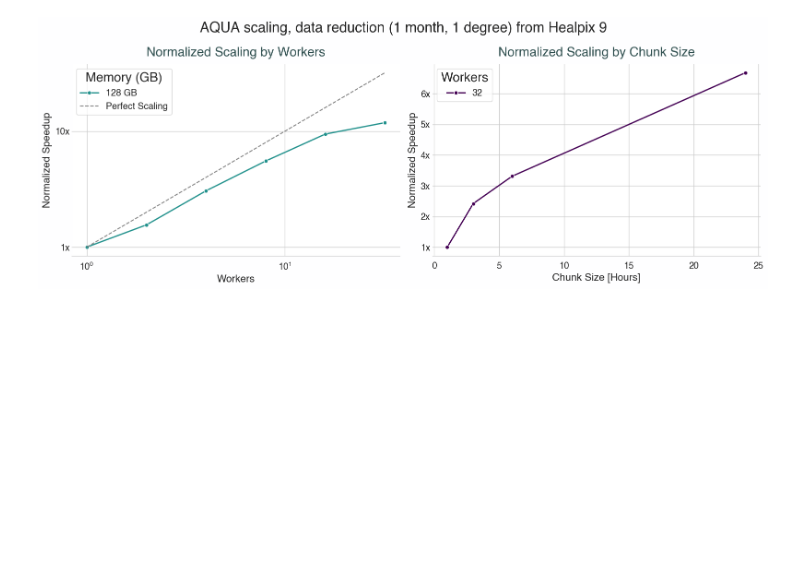
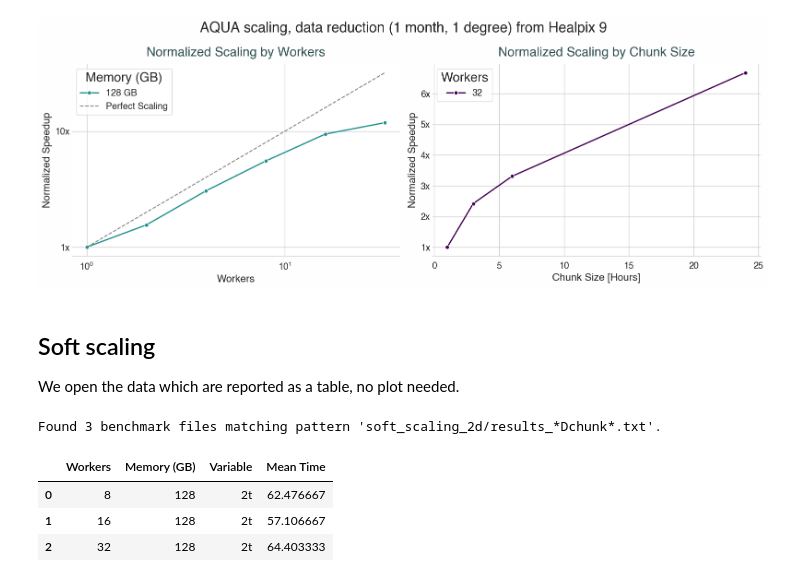
Before and after one commit to koldunovn/high_res_data_access, a Jupyter notebook: aqua-scripts/simple_reader/plots.ipynb, the cells around one changed output. Cells and saved outputs as stored; diff of their text form; code cells hidden in the pictures; blank space fills up the shorter version.

```diff
--- a/aqua-scripts/simple_reader/plots.ipynb
+++ b/aqua-scripts/simple_reader/plots.ipynb
@@ -166,3 +159,23 @@ plot_normalized_scaling_and_chunking(results, results_chunk, which_time='Compute
                                      title='AQUA scaling, data reduction (1 month, 1 degree) from Healpix 9')
 # %% [output]
 [figure]
+# %% [markdown]
+## Soft scaling
+
+We open the data which are reported as a table, no plot needed.
+# %%
+results_soft = load_all_benchmarks('soft_scaling_2d/results_*Dchunk*.txt')
+soft_scaling_avg =(
+        results_soft.groupby(['Workers', 'Memory (GB)', 'Variable'])['Total Time (s)']
+        .mean()
+        .reset_index(name='Mean Time')
+    )
+# %% [output]
+Found 3 benchmark files matching pattern 'soft_scaling_2d/results_*Dchunk*.txt'.
+# %%
+soft_scaling_avg
+# %% [output]
+|  | Workers | Memory (GB) | Variable | Mean Time |
+| 0 | 8 | 128 | 2t | 62.476667 |
+| 1 | 16 | 128 | 2t | 57.106667 |
+| 2 | 32 | 128 | 2t | 64.403333 |
```
Also changed, not shown: parts of 5 cells of this notebook, 4 other files.
